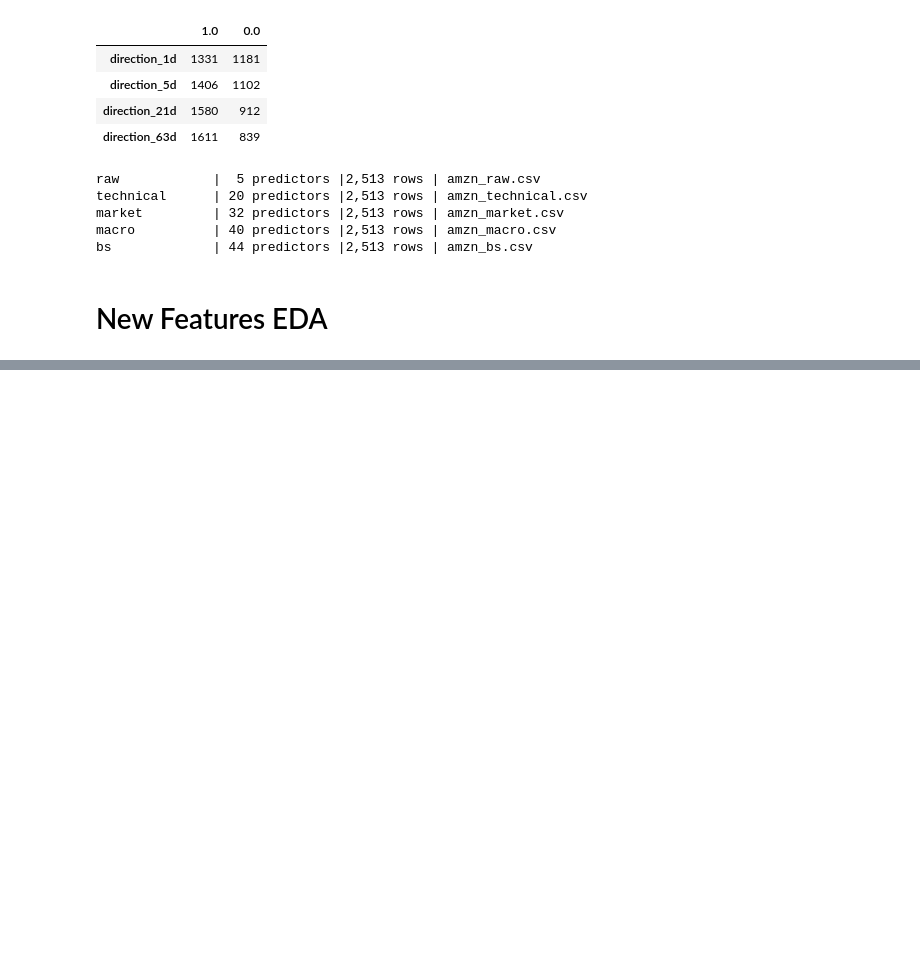
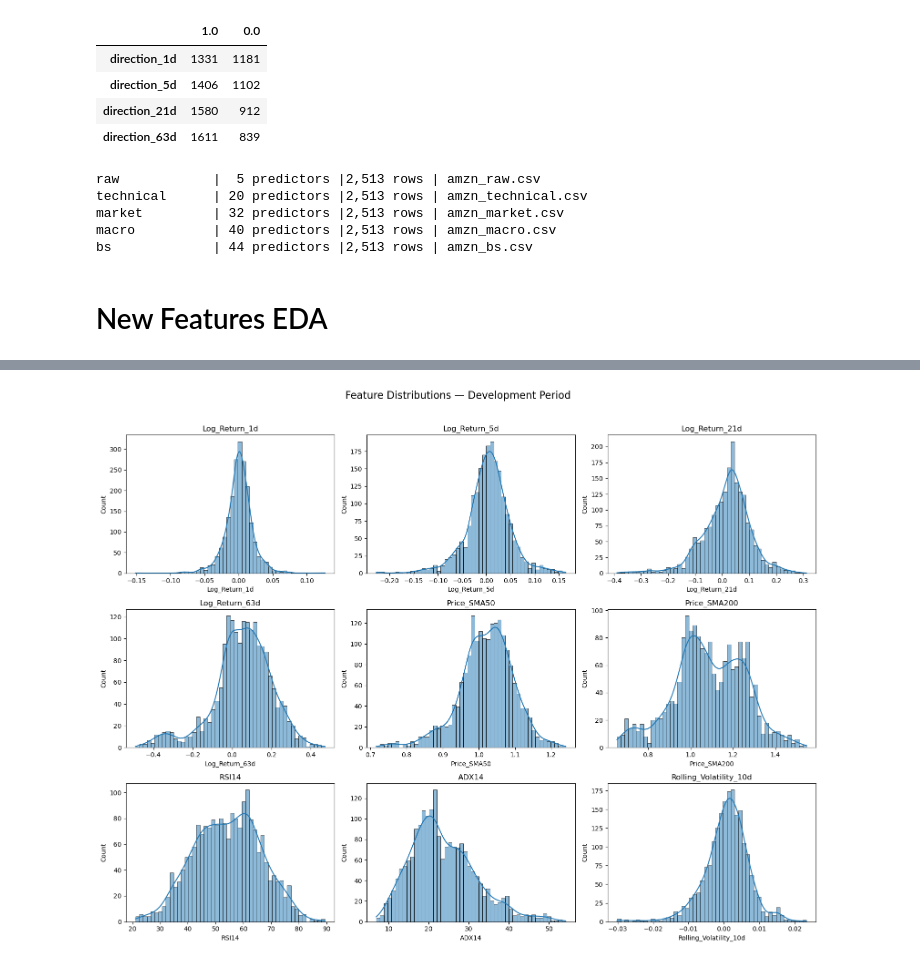
Before and after one commit to An-n-nie/CapSTOKED, a Jupyter notebook: notebooks/03_amzn_walk_forward_feature_layers.ipynb, the cells around one changed output, grey strips where cells are left out. Cells and saved outputs as stored; diff of their text form; code cells hidden in the pictures; blank space fills up the shorter version.

```diff
--- a/notebooks/03_amzn_walk_forward_feature_layers.ipynb
+++ b/notebooks/03_amzn_walk_forward_feature_layers.ipynb
@@ -512,0 +578,24 @@ RANDOM_STATE =42
+# %%
+#Technical indicator's distribution
+
+eda_cols = ["Log_Return_1d", "Log_Return_5d", "Log_Return_21d", "Log_Return_63d", "Price_SMA50",
+            "Price_SMA200", "RSI14", "ADX14", "Rolling_Volatility_10d", "Rolling_Volatility_60d",
+            "Relative_Volume_20d", "Relative_Volume_60d", "Bollinger_PctB", "OBV_Slope_10d" ]
+#look at distribution within 8 years timeframe
+tech_eda = panel.loc[panel["Date"] < train_end, eda_cols].sample(
+    n=min(20000, panel.loc[panel["Date"] < train_end, eda_cols].dropna(how="all").shape[0]),
+    random_state=42)
+
+#Plot distributions
+fig, axes = plt.subplots(3, 3, figsize=(16, 12))
+for ax, col in zip(axes.flat, eda_cols):
+    sns.histplot(tech_eda[col].dropna(), bins=50, kde=True, ax=ax)
+    ax.set_title(col)
+    ax.set_ylabel("Count")
+for ax in axes.flat[len(eda_cols):]:
+    ax.axis("off")
+fig.suptitle("Feature Distributions — Development Period", y=1.02, fontsize=16)
+plt.tight_layout()
+plt.show()
+# %% [output]
+[figure, added]
```
Also changed, not shown: parts of 45 cells of this notebook.
